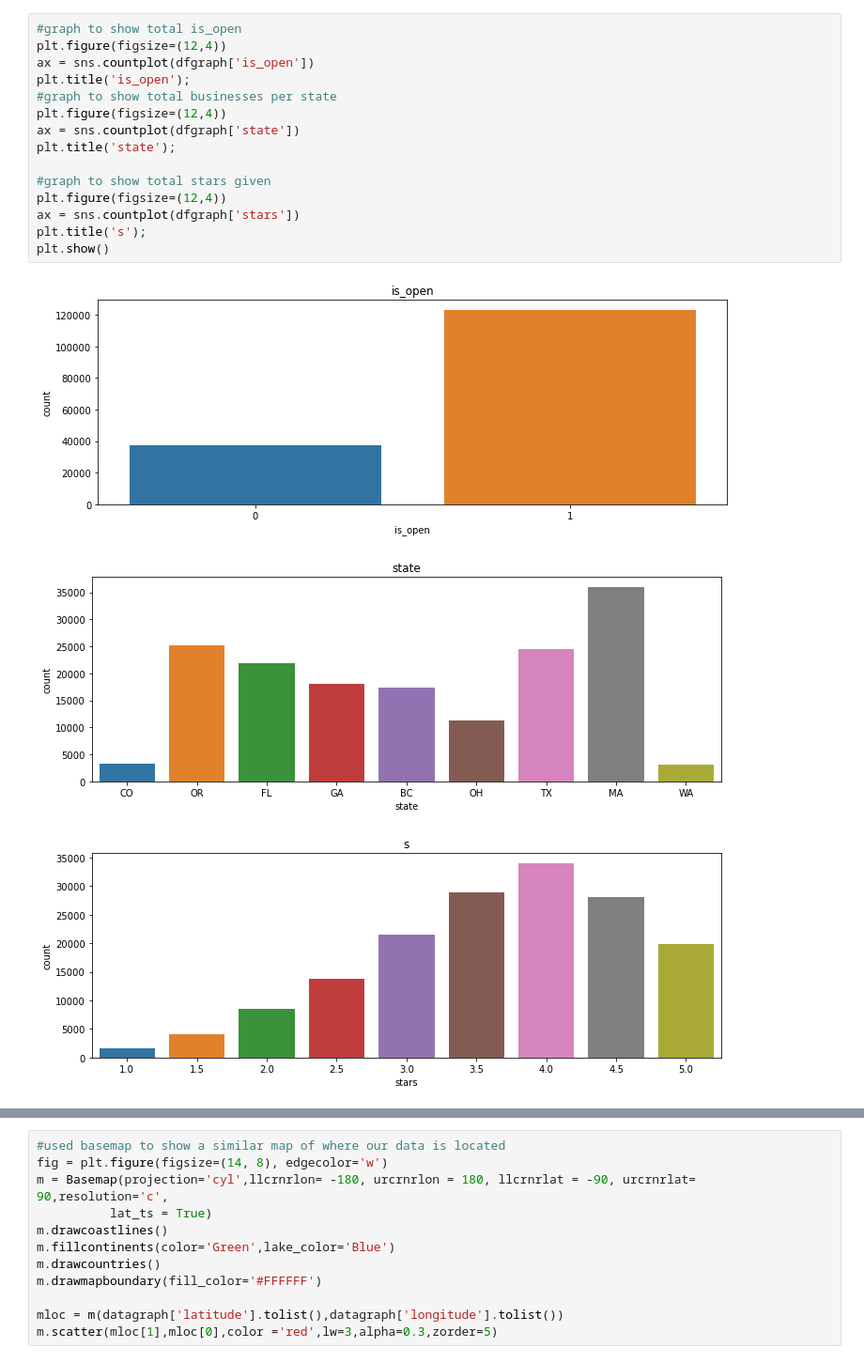
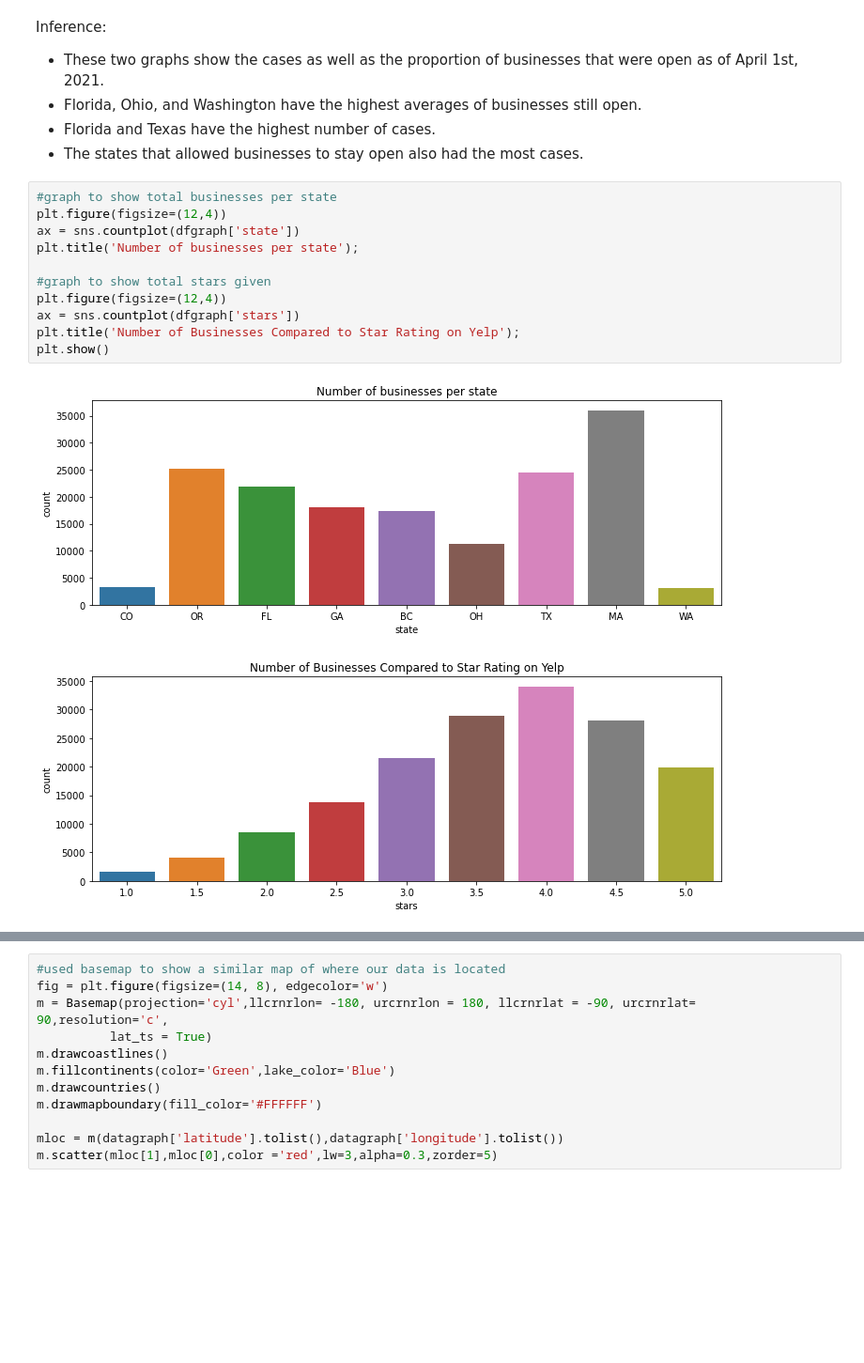
Before and after one commit to nikitparakh/CMSE_202_Final_Project, a Jupyter notebook: FinalProject.ipynb, the cells around one changed output, grey strips where cells are left out. Shown at 94% size. Cells and saved outputs as stored; diff of their text form; blank space fills up the shorter version.

```diff
--- a/FinalProject.ipynb
+++ b/FinalProject.ipynb
@@ -62,20 +102,22 @@ Text(0.5, 1.0, 'Average Businesses Open in Each State')
+# %% [markdown]
+Inference:
+
+- These two graphs show the cases as well as the proportion of businesses that were open as of April 1st, 2021.
+- Florida, Ohio, and Washington have the highest averages of businesses still open.
+- Florida and Texas have the highest number of cases.
+- The states that allowed businesses to stay open also had the most cases.
 # %%
-#graph to show total is_open
-plt.figure(figsize=(12,4))
-ax = sns.countplot(dfgraph['is_open'])
-plt.title('is_open');
 #graph to show total businesses per state
 plt.figure(figsize=(12,4))
 ax = sns.countplot(dfgraph['state'])
-plt.title('state');
+plt.title('Number of businesses per state');
 
 #graph to show total stars given
 plt.figure(figsize=(12,4))
 ax = sns.countplot(dfgraph['stars'])
-plt.title('s');
+plt.title('Number of Businesses Compared to Star Rating on Yelp');
 plt.show()
 # %% [output]
-[figure, old version]
+[figure, new version]
-[figure, old version]
+[figure, new version]
-[figure, removed]
 # %%
```
Also changed, not shown: parts of 41 cells of this notebook.
